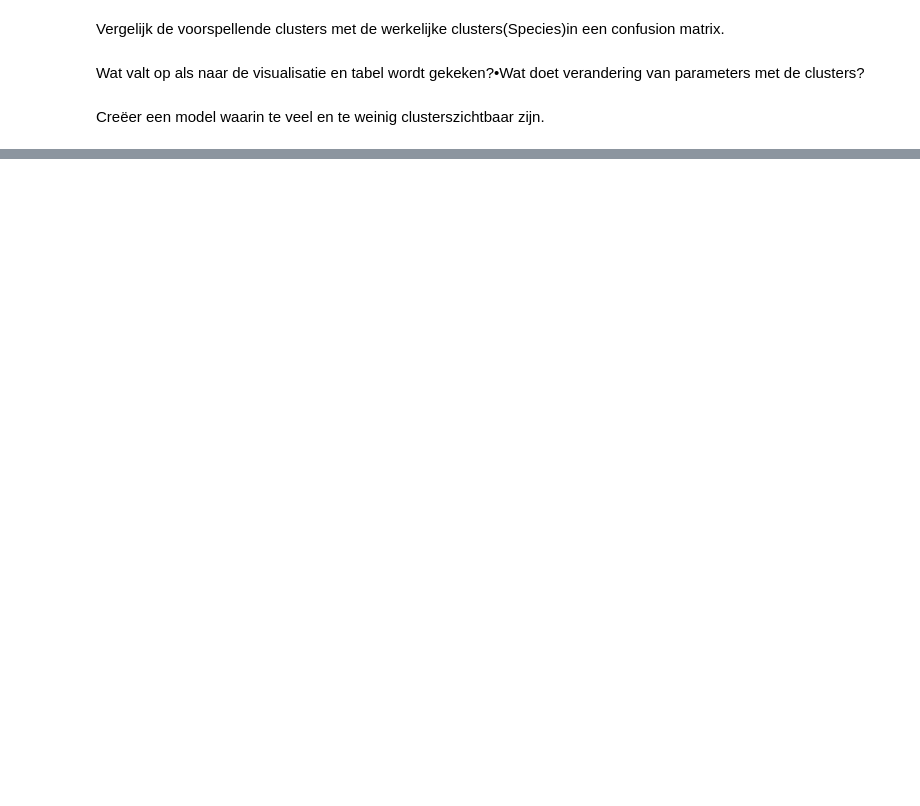
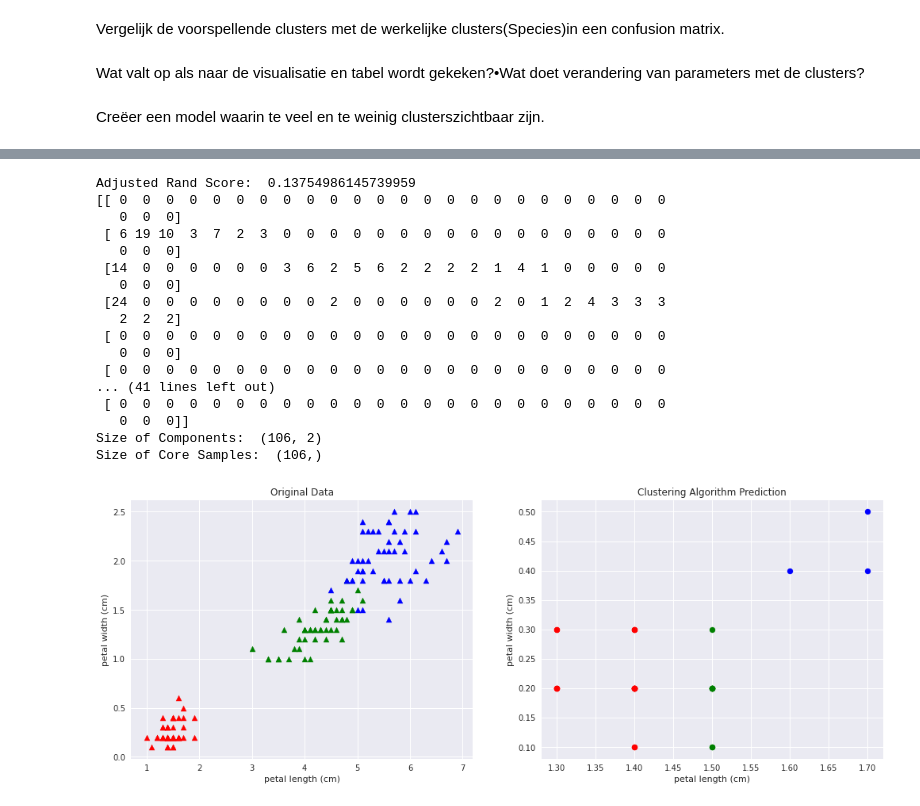
Before and after one commit to rubenoosterwijk/Opdracht3Clustering, a Jupyter notebook: ClusteringDeel1.ipynb, the cells around one changed output, grey strips where cells are left out. Cells and saved outputs as stored; diff of their text form; code cells hidden in the pictures; blank space fills up the shorter version.

```diff
--- a/ClusteringDeel1.ipynb
+++ b/ClusteringDeel1.ipynb
@@ -132,0 +167,28 @@ import pandas as pd
+# %%
+db = DBSCAN(eps=0.1, min_samples=2,)
+Y_preds = db.fit_predict(X)
+Y_preds
+plot_actual_prediction_iris(X, Y, Y_preds)
+print("Adjusted Rand Score: ", adjusted_rand_score(Y, Y_preds))
+print(confusion_matrix(Y, Y_preds))
+print("Size of Components: ", db.components_.shape)
+print("Size of Core Samples: ", db.core_sample_indices_.shape)
+# %% [output]
+Adjusted Rand Score:  0.13754986145739959
+[[ 0  0  0  0  0  0  0  0  0  0  0  0  0  0  0  0  0  0  0  0  0  0  0  0
+   0  0  0]
+ [ 6 19 10  3  7  2  3  0  0  0  0  0  0  0  0  0  0  0  0  0  0  0  0  0
+   0  0  0]
+ [14  0  0  0  0  0  0  3  6  2  5  6  2  2  2  2  1  4  1  0  0  0  0  0
+   0  0  0]
+ [24  0  0  0  0  0  0  0  0  2  0  0  0  0  0  0  2  0  1  2  4  3  3  3
+   2  2  2]
+ [ 0  0  0  0  0  0  0  0  0  0  0  0  0  0  0  0  0  0  0  0  0  0  0  0
+   0  0  0]
+ [ 0  0  0  0  0  0  0  0  0  0  0  0  0  0  0  0  0  0  0  0  0  0  0  0
+... (41 lines left out)
+ [ 0  0  0  0  0  0  0  0  0  0  0  0  0  0  0  0  0  0  0  0  0  0  0  0
+   0  0  0]]
+Size of Components:  (106, 2)
+Size of Core Samples:  (106,)
+[figure, added]
```
Also changed, not shown: parts of 14 cells of this notebook.
